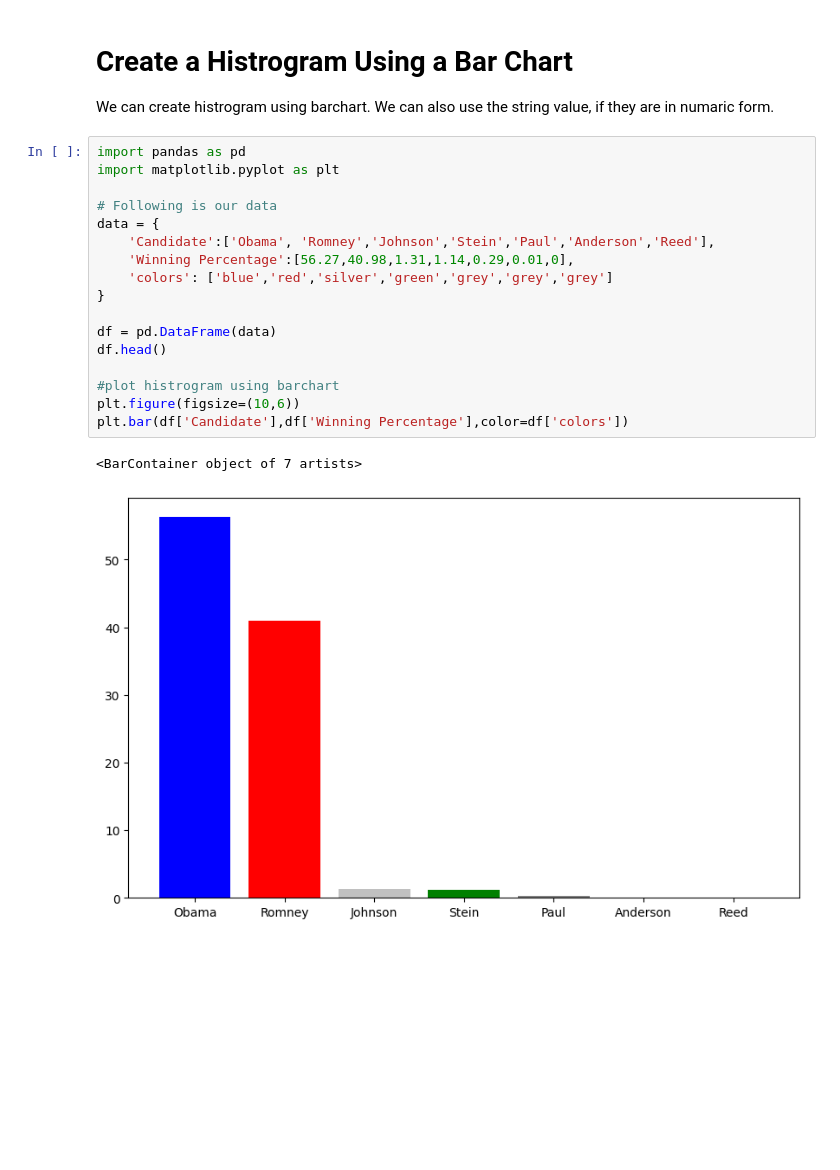
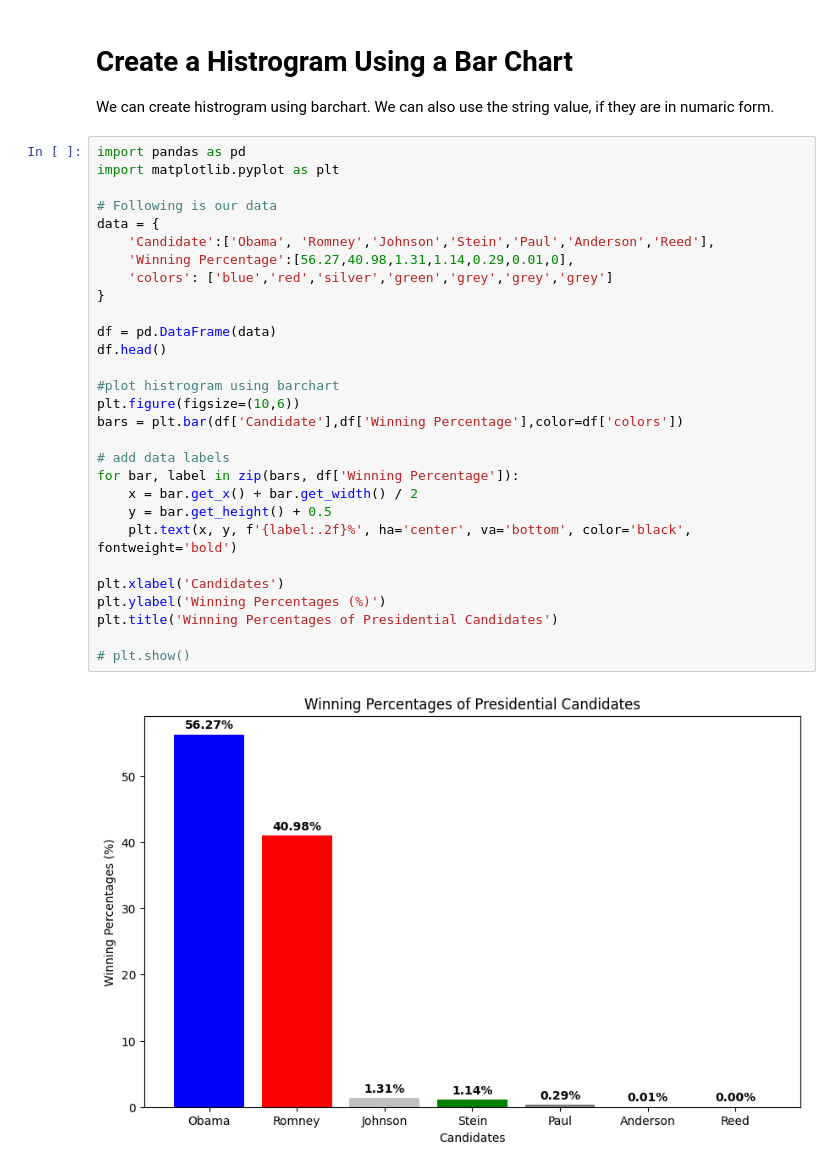
Before and after one commit to aleem-dev/DataAnalysis, a Jupyter notebook: DS-Python-EngyFouda/ch-3/barchart.ipynb, the cells around one changed output. Drawn from its saved outputs; the diff is of its cells as text; blank space fills up the shorter version.

Commit message:
added labels on top of each bar

```diff
--- a/DS-Python-EngyFouda/ch-3/barchart.ipynb
+++ b/DS-Python-EngyFouda/ch-3/barchart.ipynb
@@ -61,20 +61,31 @@ We can create histrogram using barchart.  We can also use the string value, if t
 # %%
 import pandas as pd
 import matplotlib.pyplot as plt
 
 # Following is our data
 data = {
     'Candidate':['Obama', 'Romney','Johnson','Stein','Paul','Anderson','Reed'],
     'Winning Percentage':[56.27,40.98,1.31,1.14,0.29,0.01,0],
     'colors': ['blue','red','silver','green','grey','grey','grey']
 }
 
 df = pd.DataFrame(data)
 df.head()
 
 #plot histrogram using barchart
 plt.figure(figsize=(10,6))
-plt.bar(df['Candidate'],df['Winning Percentage'],color=df['colors'])
+bars = plt.bar(df['Candidate'],df['Winning Percentage'],color=df['colors'])
+
+# add data labels
+for bar, label in zip(bars, df['Winning Percentage']):
+    x = bar.get_x() + bar.get_width() / 2
+    y = bar.get_height() + 0.5
+    plt.text(x, y, f'{label:.2f}%', ha='center', va='bottom', color='black', fontweight='bold')
+
+plt.xlabel('Candidates')
+plt.ylabel('Winning Percentages (%)')
+plt.title('Winning Percentages of Presidential Candidates')
+
+# plt.show()
 # %% [output]
-<BarContainer object of 7 artists>
-[figure, old version]
+[figure, new version]
```
